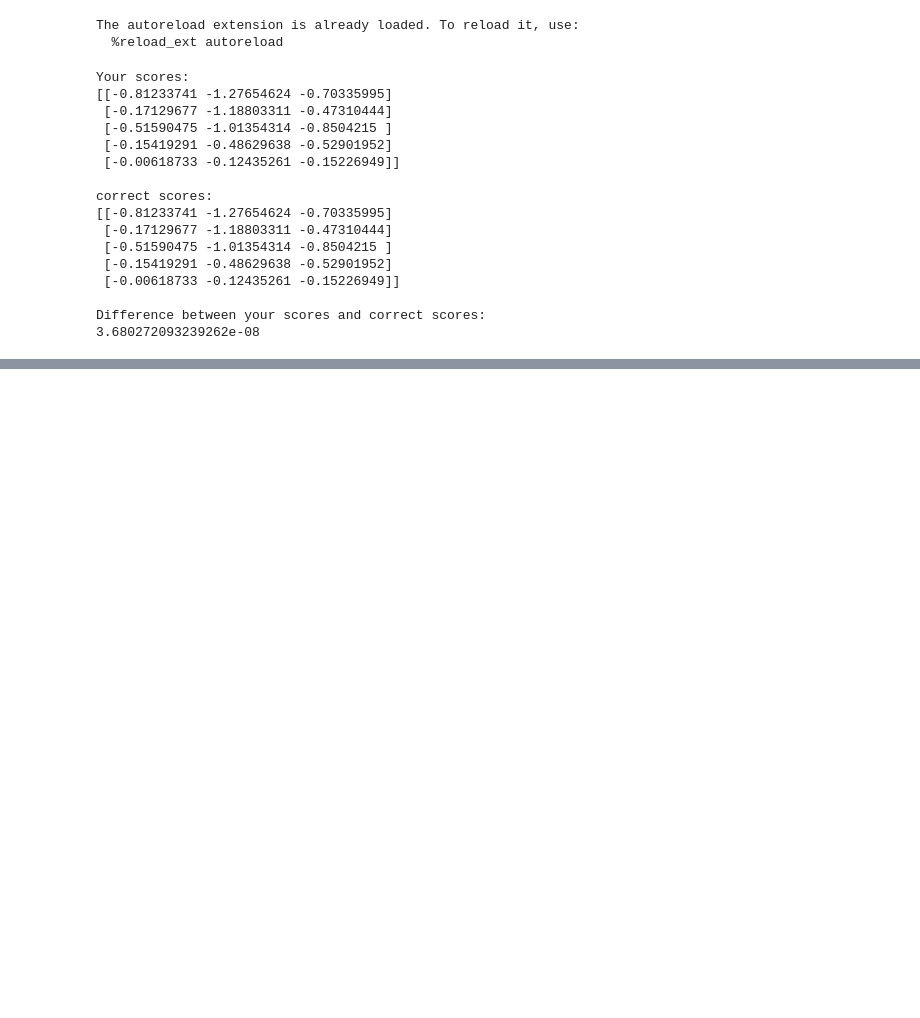
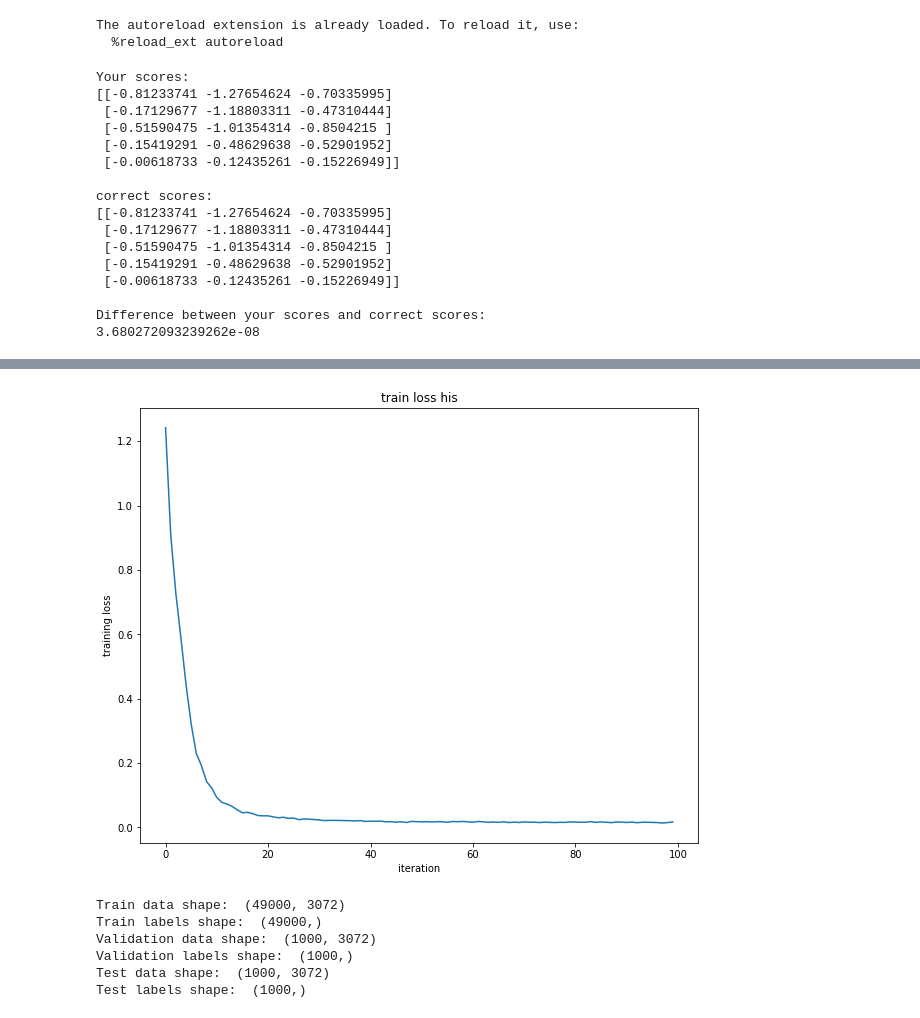
Before and after one commit to FortiLeiZhang/cs231n, a Jupyter notebook: code/cs231n/assignment1/two_layer_net.ipynb, the cells around one changed output, grey strips where cells are left out. Saved outputs shown, nothing was run; the diff lists cells and outputs as text; code cells hidden in the pictures; blank space fills up the shorter version.

```diff
--- a/code/cs231n/assignment1/two_layer_net.ipynb
+++ b/code/cs231n/assignment1/two_layer_net.ipynb
@@ -95 +95,7 @@ b1 max relative error: 8.768145e-10
 W1 max relative error: 3.561318e-09
+# %%
+net = init_toy_model()
+stats = net.train(X, y, X, y,
+                 learning_rate=1e-1, reg=5e-6,
+                 num_iters=100, verbose=False)
+print('Final training loss: ', stats['loss_his'][-1])
@@ -95,0 +104,58 @@ W1 max relative error: 3.561318e-09
+# %%
+plt.plot(stats['loss_his'])
+plt.xlabel('iteration')
+plt.ylabel('training loss')
+plt.title('train loss his')
+plt.show()
+# %% [output]
+[figure, added]
+# %%
+from cs231n.data_utils import load_CIFAR10
+
+def get_CIFAR10_data(num_training=49000, num_validation=1000, num_test=1000):
+    cifar10_dir = 'cs231n/datasets/cifar-10-batches-py'
+
+    X_train, y_train, X_test, y_test = load_CIFAR10(cifar10_dir)
+
+    mask = list(range(num_training, num_training + num_validation))
+    X_val = X_train[mask]
+    y_val = y_train[mask]
+    mask = list(range(num_training))
+    X_train = X_train[mask]
+    y_train = y_train[mask]
+    mask = list(range(num_test))
+    X_test = X_test[mask]
+    y_test = y_test[mask]
+
+    mean_image = np.mean(X_train, axis=0)
+    X_train -= mean_image
+    X_val -= mean_image
+    X_test -= mean_image
+
+    X_train = X_train.reshape(num_training, -1)
+    X_val = X_val.reshape(num_validation, -1)
+    X_test = X_test.reshape(num_test, -1)
+
+    return X_train, y_train, X_val, y_val, X_test, y_test
+
+try:
+   del X_train, y_train
+   del X_test, y_test
+   print('Clear previously loaded data.')
+except:
+   pass
+
+X_train, y_train, X_val, y_val, X_test, y_test = get_CIFAR10_data()
+print('Train data shape: ', X_train.shape)
+print('Train labels shape: ', y_train.shape)
+print('Validation data shape: ', X_val.shape)
+print('Validation labels shape: ', y_val.shape)
+print('Test data shape: ', X_test.shape)
+print('Test labels shape: ', y_test.shape)
+# %% [output]
+Train data shape:  (49000, 3072)
+Train labels shape:  (49000,)
+Validation data shape:  (1000, 3072)
+Validation labels shape:  (1000,)
+Test data shape:  (1000, 3072)
+Test labels shape:  (1000,)
```
Also changed, not shown: parts of 12 cells of this notebook, 3 other files.
